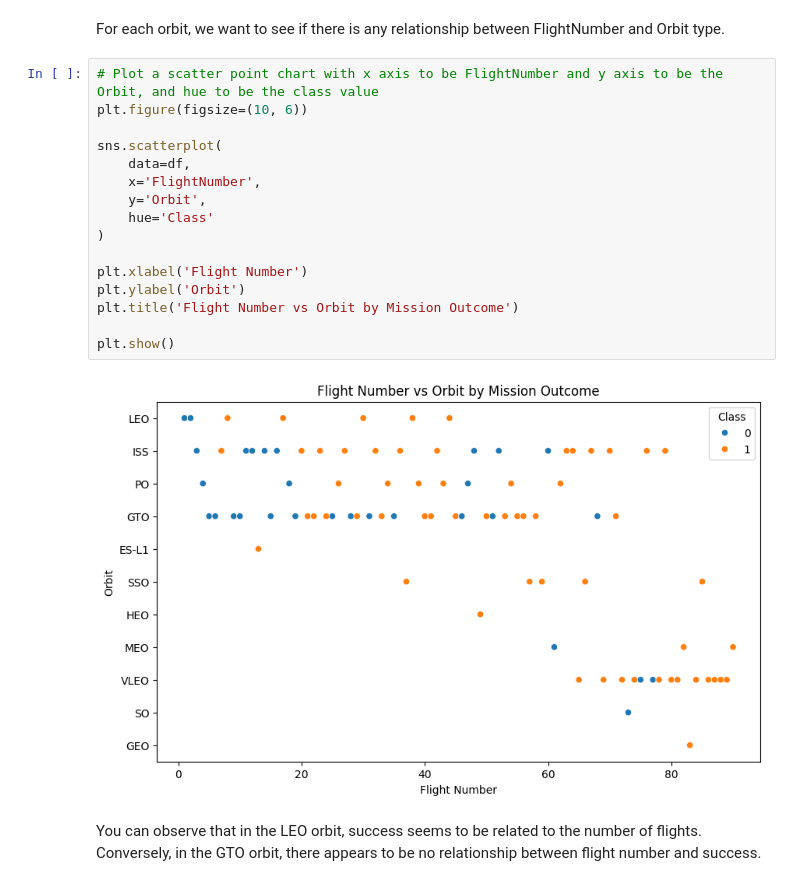
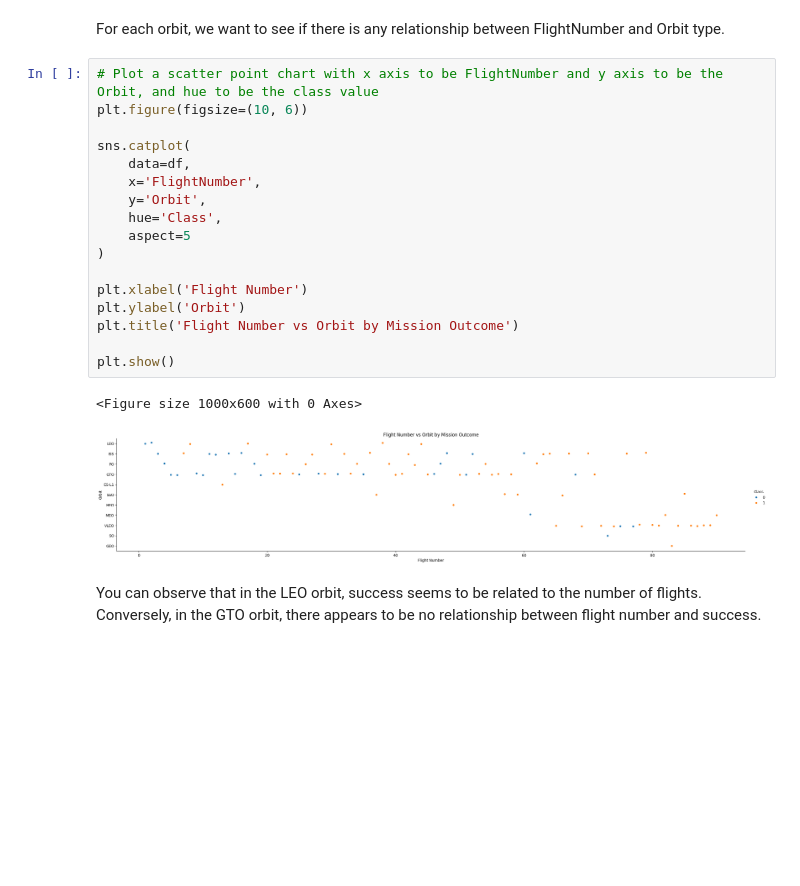
Before and after one commit to pomopa/Data-Science-Capstone-IBM-Certificate, a Jupyter notebook: 2 - Exploratory Data Analysis (EDA)/Lab05-edadataviz.ipynb, the cells around one changed output. Drawn from its saved outputs; the diff is of its cells as text; blank space fills up the shorter version.

```diff
--- a/2 - Exploratory Data Analysis (EDA)/Lab05-edadataviz.ipynb
+++ b/2 - Exploratory Data Analysis (EDA)/Lab05-edadataviz.ipynb
@@ -176,21 +178,23 @@ For each orbit, we want to see if there is any relationship between FlightNumber
 # %%
 # Plot a scatter point chart with x axis to be FlightNumber and y axis to be the Orbit, and hue to be the class value
 plt.figure(figsize=(10, 6))
 
-sns.scatterplot(
+sns.catplot(
     data=df,
     x='FlightNumber',
     y='Orbit',
-    hue='Class'
+    hue='Class',
+    aspect=5
 )
 
 plt.xlabel('Flight Number')
 plt.ylabel('Orbit')
 plt.title('Flight Number vs Orbit by Mission Outcome')
 
 plt.show()
 # %% [output]
+<Figure size 1000x600 with 0 Axes>
-[figure, old version]
+[figure, new version]
 # %% [markdown]
 You can observe that in the LEO orbit, success seems to be related to the number of flights. Conversely, in the GTO orbit, there appears to be no relationship between flight number and success.
 # %% [markdown]
```
Also changed, not shown: parts of 3 cells of this notebook.
